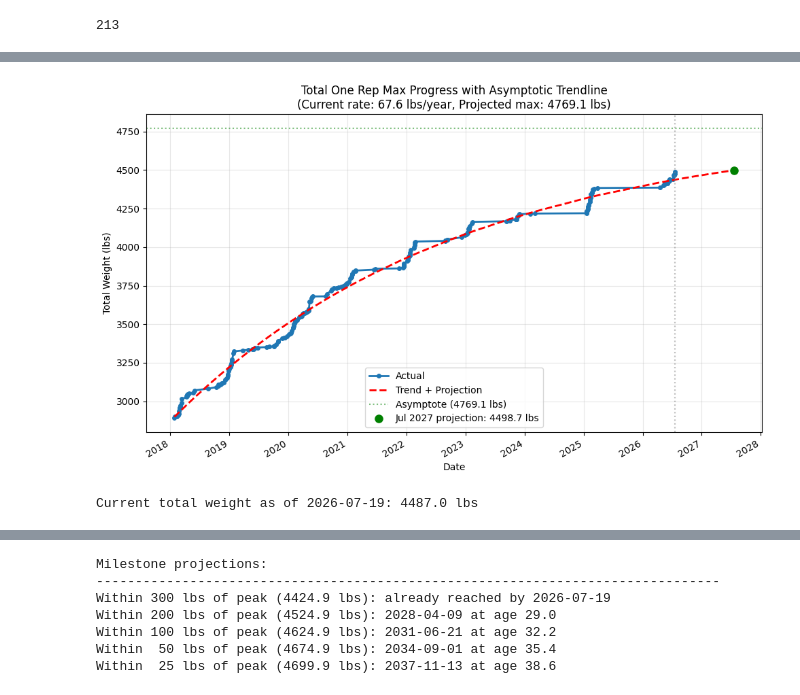
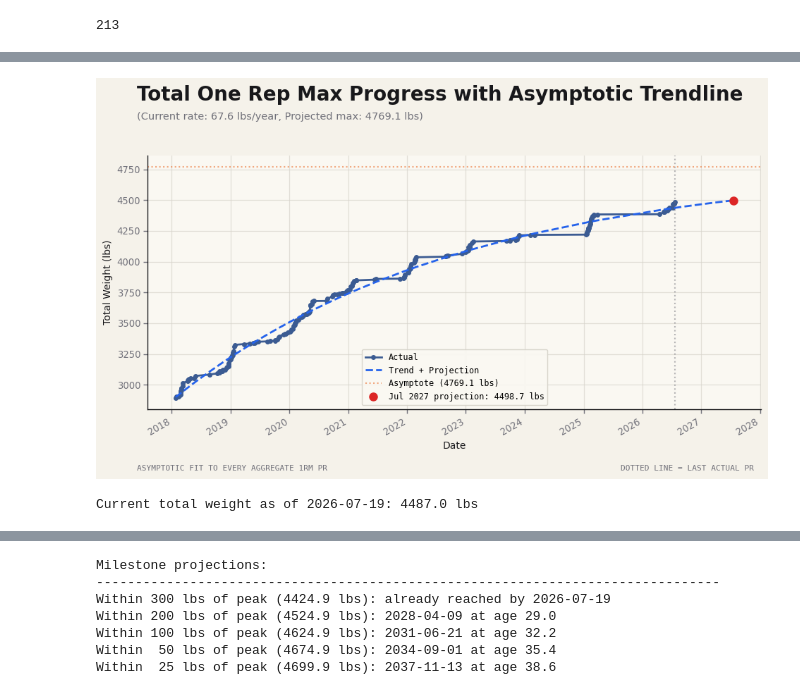
Before and after one commit to WeightliftingApp/WeightliftingApp-AnalyzeData, a Jupyter notebook: src/analyze_pr_szn.ipynb, the cells around one changed output, grey strips where cells are left out. Drawn from its saved outputs; the diff is of its cells as text; code cells hidden in the pictures.

Commit message:
Migrate PR SZN notebook charts

```diff
--- a/src/analyze_pr_szn.ipynb
+++ b/src/analyze_pr_szn.ipynb
@@ -313,75 +341,85 @@ normalized_future_dates = future_date_nums - min_date_num
 trendline = asymptotic_func(normalized_future_dates, *popt)
 
 # Calculate current rate of change (at the last point)
 def asymptotic_derivative(x, a, b, c):
     return b * c * np.exp(-c * x)
 
 current_rate = asymptotic_derivative(normalized_dates[-1], *popt) * 365  # Convert to yearly rate
 
 # Calculate a rolling one-year projection from the latest actual PR.
 target_date = dates[-1] + timedelta(days=365)
 target_date_num = date2num(target_date)
 normalized_target_date = target_date_num - min_date_num
 target_weight = asymptotic_func(normalized_target_date, *popt)
 
 # Create the plot
-plt.figure(figsize=(10, 6))
+frame = notebook_frame((10, 6))
+with chart_canvas(frame) as (fig, ax):
 
-# Plot actual data
-plt.plot(
-    dates,
-    total_weights,
-    marker="o",
-    linestyle="-",
-    linewidth=2,
-    markersize=4,
-    label="Actual",
-)
+    # Plot actual data
+    ax.plot(
+        dates,
+        total_weights,
+        marker="o",
+        linestyle="-",
+        linewidth=2,
+        markersize=4,
+        color=CATEGORICAL_COLORS[0],
+        label="Actual",
+    )
 
-# Plot trendline with projection
-plt.plot(future_dates, trendline, "r--", linewidth=2, label="Trend + Projection")
+    # Plot trendline with projection
+    ax.plot(
+        future_dates, trendline, "--", linewidth=2,
+        color=PALETTE.frontier, label="Trend + Projection",
+    )
 
-# Add vertical line separating actual from projected
-plt.axvline(x=dates[-1], color='gray', linestyle=':', alpha=0.5)
+    # Add vertical line separating actual from projected
+    ax.axvline(x=dates[-1], color=PALETTE.muted, linestyle=':', alpha=0.5)
 
-# Add horizontal line showing asymptote
-plt.axhline(y=popt[0], color='green', linestyle=':', alpha=0.5, label=f'Asymptote ({popt[0]:.1f} lbs)')
+    # Add horizontal line showing asymptote
+    ax.axhline(
+        y=popt[0], color=PALETTE.reference, linestyle=':', alpha=0.5,
+        label=f'Asymptote ({popt[0]:.1f} lbs)',
+    )
 
-# Add target point
-plt.plot(
-    target_date,
-    target_weight,
-    'go',
-    markersize=8,
-    label=f'{target_date:%b %Y} projection: {target_weight:.1f} lbs',
-)
+    # Add target point
+    ax.plot(
+        target_date,
+        target_weight,
+        'o',
+        color=PALETTE.advance,
+        markersize=8,
+        label=f'{target_date:%b %Y} projection: {target_weight:.1f} lbs',
+    )
 
-plt.title(
-    f"Total One Rep Max Progress with Asymptotic Trendline\n"
-    f"(Current rate: {current_rate:.1f} lbs/year, Projected max: {popt[0]:.1f} lbs)"
-)
+    add_header(
+        fig, frame, "Total One Rep Max Progress with Asymptotic Trendline",
+        f"(Current rate: {current_rate:.1f} lbs/year, Projected max: {popt[0]:.1f} lbs)",
+        (),
+    )
 
-plt.xlabel("Date")
-plt.ylabel("Total Weight (lbs)")
-plt.legend()
+    ax.set_xlabel("Date")
+    ax.set_ylabel("Total Weight (lbs)")
+    style_legend(ax)
 
-# Format x-axis to show dates nicely
-plt.gcf().autofmt_xdate()
+    # Format x-axis to show dates nicely
+    fig.autofmt_xdate()
 
-# Add grid
-plt.grid(True, alpha=0.3)
+    style_axes(ax, NOTEBOOK_AXES)
+    add_footer(
+        fig, frame, "ASYMPTOTIC FIT TO EVERY AGGREGATE 1RM PR",
+        "DOTTED LINE = LAST ACTUAL PR", right_weight="normal",
+    )
 
-# Use tight layout
-plt.tight_layout()
-
-# Show the plot
-plt.show()
+    # Show the plot
+    plt.show()
 
 print(
     f"Current total weight as of {dates[-1].strftime('%Y-%m-%d')}: {total_weights[-1]:.1f} lbs"
 )
 # %% [output]
-[figure, old version]
+[figure, new version]
 Current total weight as of 2026-07-19: 4487.0 lbs
 # %%
 import numpy as np
```
Also changed, not shown: parts of 3 cells of this notebook, 1 other file.
